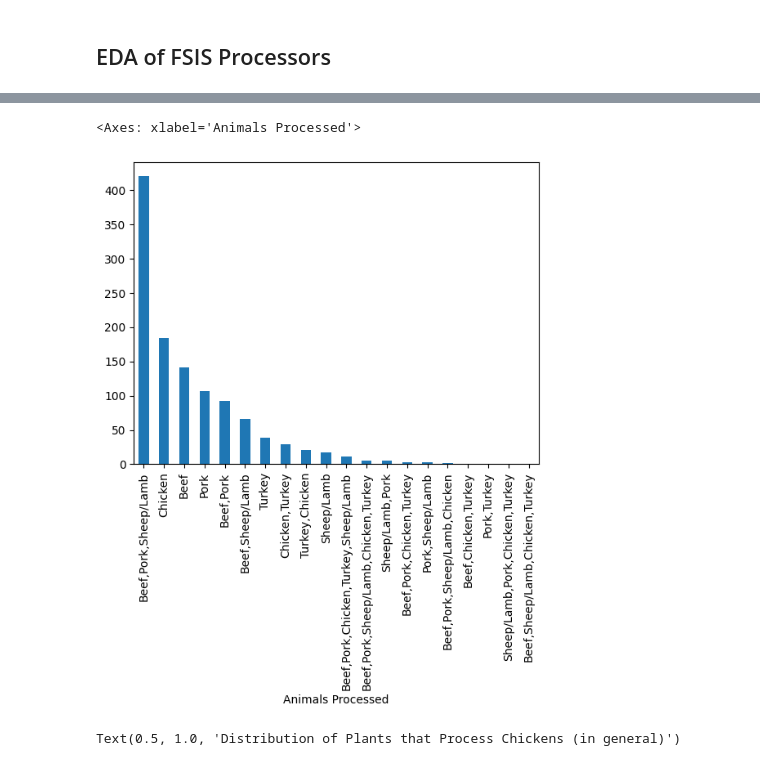
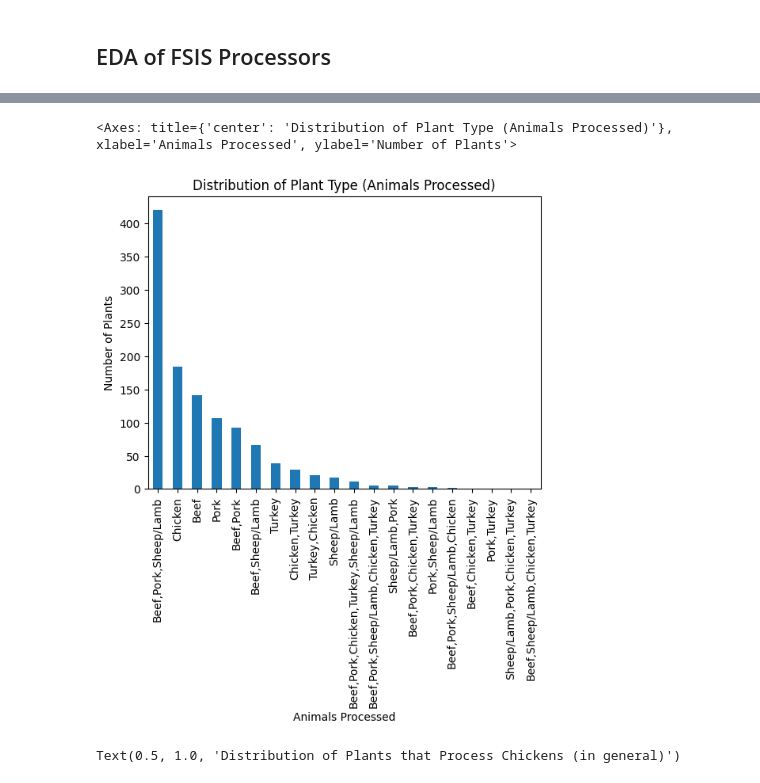
Before and after one commit to uchicago-dsi/rafi-poultry, a Jupyter notebook: notebooks/steve_FSIS_eda.ipynb, the cells around one changed output, grey strips where cells are left out. Cells and saved outputs as stored; diff of their text form; code cells hidden in the pictures.

Commit message:
furthers EDA of plant size

```diff
--- a/notebooks/steve_FSIS_eda.ipynb
+++ b/notebooks/steve_FSIS_eda.ipynb
@@ -15,10 +35,12 @@ fsis.head()
 | 2 | 2 | M6063A | 5289 | Central Valley Meat Company | Central Valley Meat Co., Inc. | CA | Large | ... |
 | 3 | 3 | M783 + P783 + V783 | 5144 | Central Valley Meat Company | Harris Ranch Beef Company | CA | Large | ... |
 | 4 | 4 | M21488 + V21488 | 8349 | Independent | OWB Packers LLC | CA | Large | ... |
-# %%
-fsis['Animals Processed'].value_counts().plot(kind='bar')
-# fsis['Animals Processed'].value_counts()
-# %% [output]
-<Axes: xlabel='Animals Processed'>
-[figure, removed]
+# %%
+# Bar chart to show distribution of plant types: ex. Beef processing plant
+
+fsis['Animals Processed'].value_counts().plot(kind='bar', title="Distribution of Plant Type (Animals Processed)", ylabel="Number of Plants")
+# fsis['Animals Processed'].value_counts()
+# %% [output]
+<Axes: title={'center': 'Distribution of Plant Type (Animals Processed)'}, xlabel='Animals Processed', ylabel='Number of Plants'>
+[figure, added]
 # %%
```
Also changed, not shown: parts of 15 cells of this notebook.
